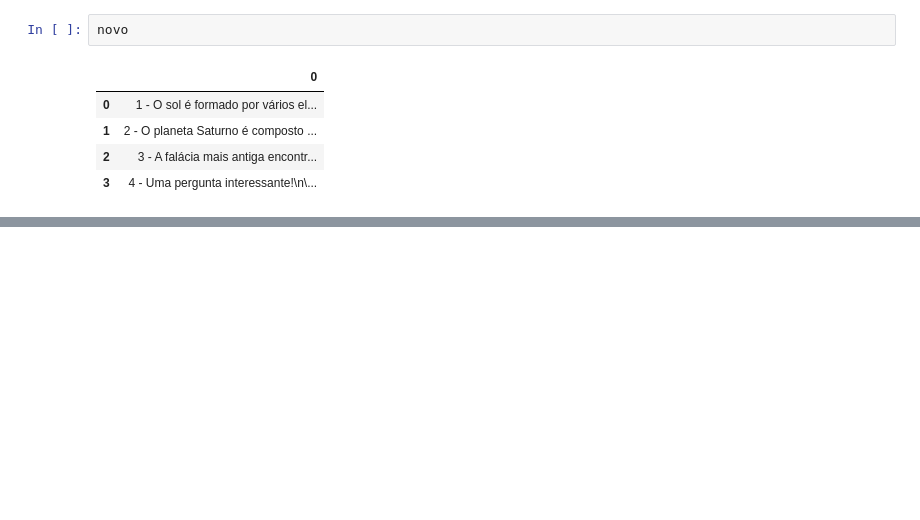
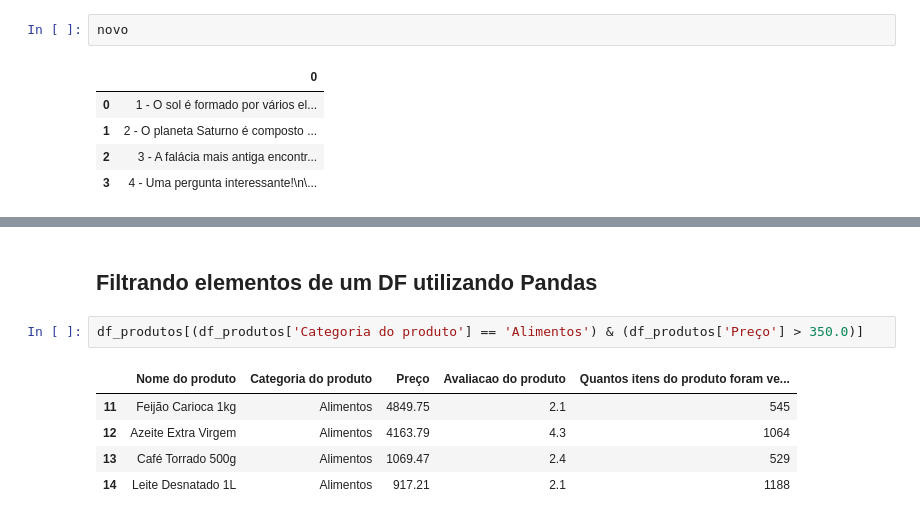
Before and after one commit to Du442/AI-studies, a Jupyter notebook: second-class.ipynb, the cells around one changed output, grey strips where cells are left out. Drawn from its saved outputs; the diff is of its cells as text; blank space fills up the shorter version.

```diff
--- a/second-class.ipynb
+++ b/second-class.ipynb
@@ -356,0 +444,10 @@ novo
+# %% [markdown]
+## Filtrando elementos de um DF utilizando Pandas
+# %%
+df_produtos[(df_produtos['Categoria do produto'] == 'Alimentos') & (df_produtos['Preço'] > 350.0)]
+# %% [output]
+|  | Nome do produto | Categoria do produto | Preço | Avaliacao do produto | Quantos itens do produto foram ve... |
+| 11 | Feijão Carioca 1kg | Alimentos | 4849.75 | 2.1 | 545 |
+| 12 | Azeite Extra Virgem | Alimentos | 4163.79 | 4.3 | 1064 |
+| 13 | Café Torrado 500g | Alimentos | 1069.47 | 2.4 | 529 |
+| 14 | Leite Desnatado 1L | Alimentos | 917.21 | 2.1 | 1188 |
```
Also changed, not shown: parts of 15 cells of this notebook.
